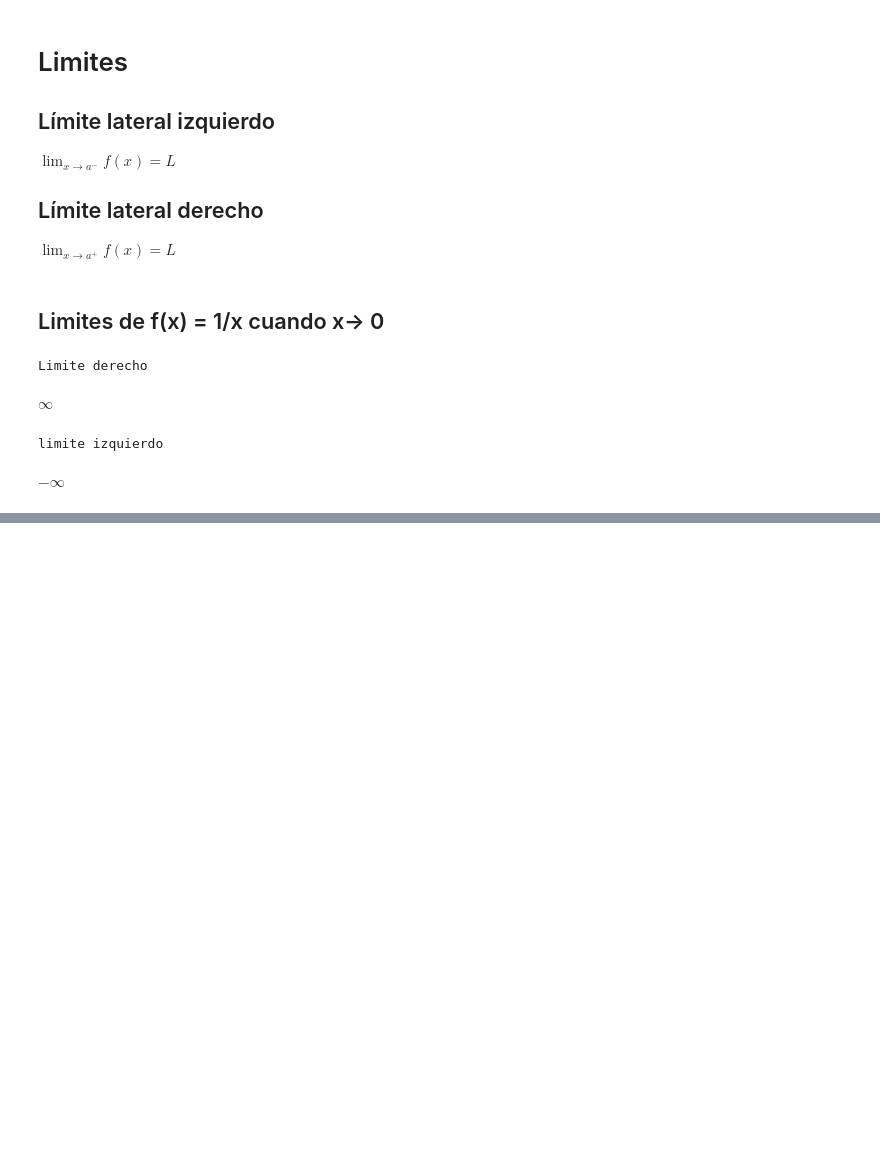
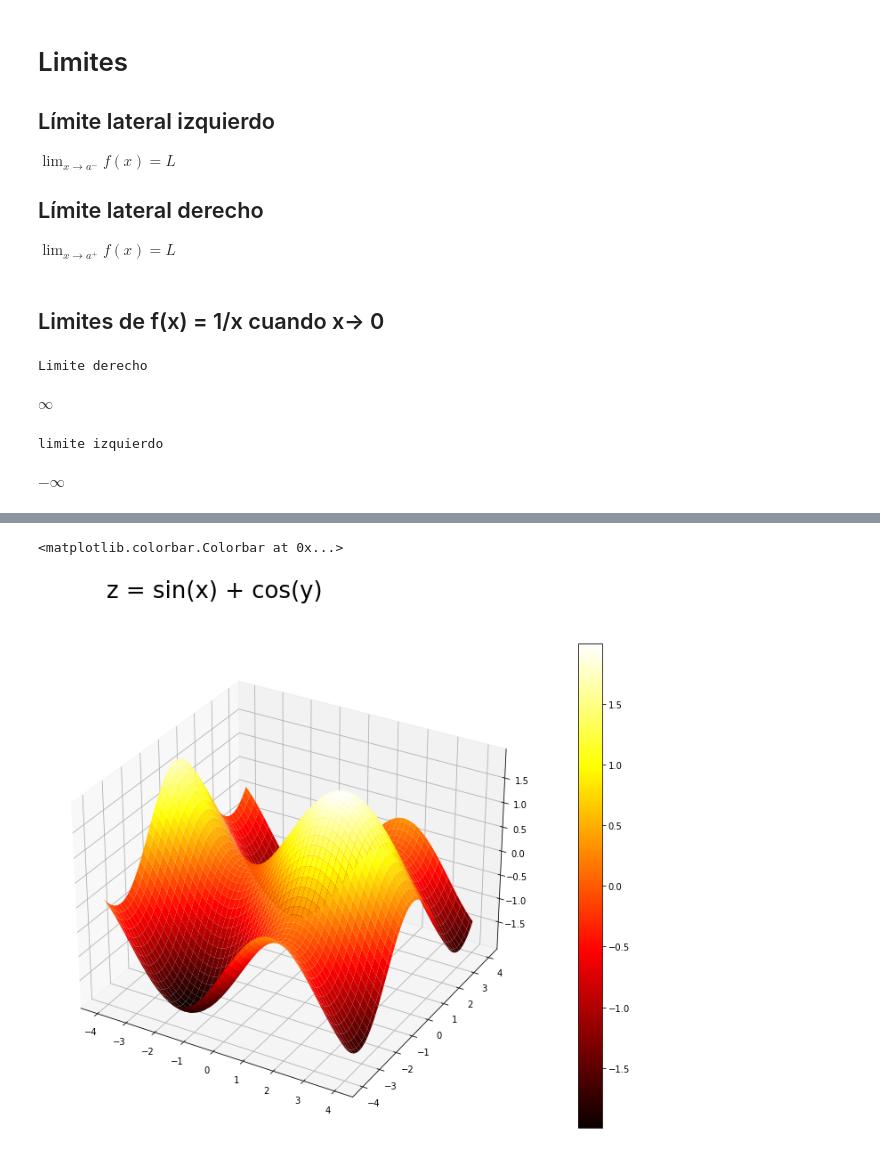
Before and after one commit to akero11/math-archive, a Jupyter notebook: calculo_basico.ipynb, the cells around one changed output, grey strips where cells are left out. Saved outputs shown, nothing was run; the diff lists cells and outputs as text; code cells hidden in the pictures; blank space fills up the shorter version.

```diff
--- a/calculo_basico.ipynb
+++ b/calculo_basico.ipynb
@@ -214,0 +265,23 @@ $\displaystyle -\infty$
+# %%
+def sincos(x, y):
+    return np.sin(x) + np.cos(y)
+
+res = 100
+
+x = np.linspace(-4, 4, num = res)
+y = np.linspace(-4, 4, num = res)
+
+x, y = np.meshgrid(x, y)
+
+z = sincos(x, y)
+# %%
+fig , ax = plt.subplots(subplot_kw = {'projection': '3d'}, figsize = [20, 10])
+
+fig.suptitle('z = sin(x) + cos(y)', fontsize = 26)
+
+surf = ax.plot_surface(x, y, z, cmap = cm.hot)
+
+fig.colorbar(surf)
+# %% [output]
+<matplotlib.colorbar.Colorbar at 0x...>
+[figure, added]
```
Also changed, not shown: parts of 18 cells of this notebook.
